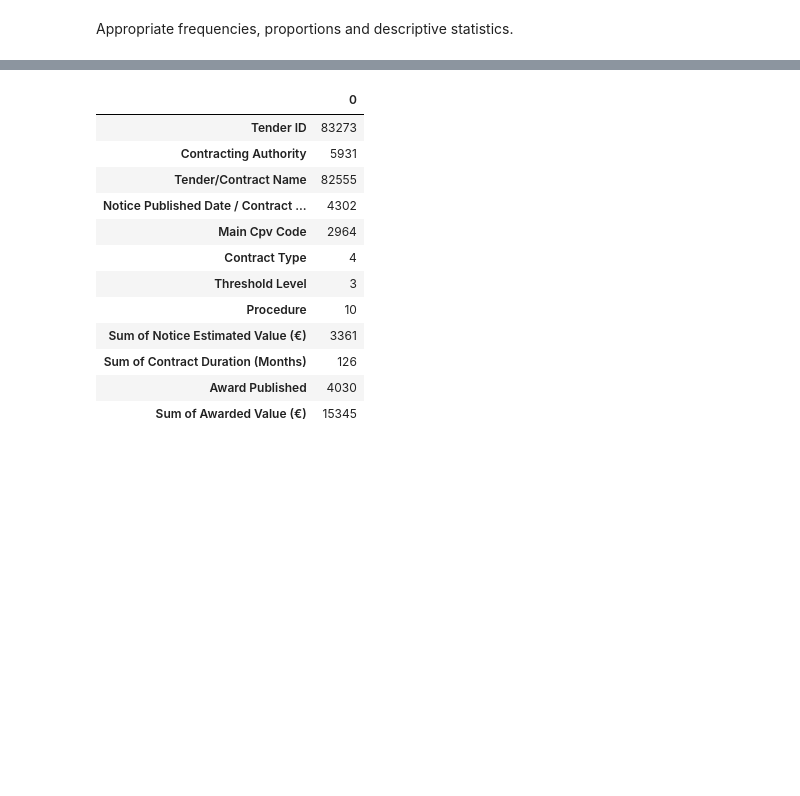
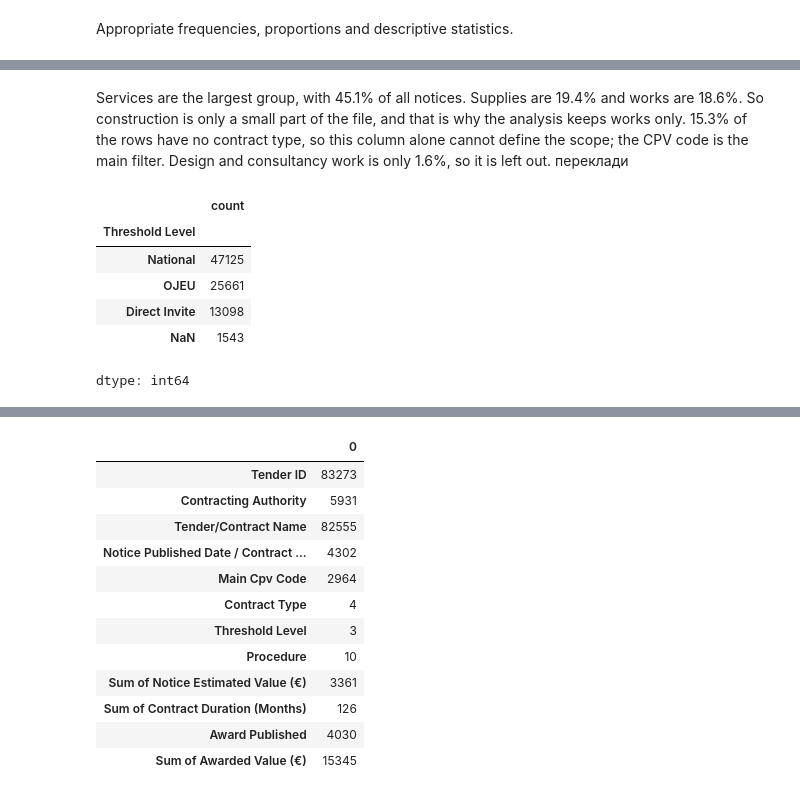
Before and after one commit to KaterynaKon/irish-tender-value, a Jupyter notebook: public_tender_value.ipynb, the cells around one changed output, grey strips where cells are left out. Saved outputs shown, nothing was run; the diff lists cells and outputs as text; code cells hidden in the pictures; blank space fills up the shorter version.

```diff
--- a/public_tender_value.ipynb
+++ b/public_tender_value.ipynb
@@ -167,0 +184,13 @@ Appropriate frequencies, proportions and descriptive statistics.
+# %% [markdown]
+Services are the largest group, with 45.1% of all notices. Supplies are 19.4% and works are 18.6%. So construction is only a small part of the file, and that is why the analysis keeps works only. 15.3% of the rows have no contract type, so this column alone cannot define the scope; the CPV code is the main filter. Design and consultancy work is only 1.6%, so it is left out.
+ переклади
+# %%
+d["Threshold Level"].value_counts(dropna=False)
+# %% [output]
+|  | count |
+| Threshold Level |  |
+| National | 47125 |
+| OJEU | 25661 |
+| Direct Invite | 13098 |
+| NaN | 1543 |
+dtype: int64
```
Also changed, not shown: parts of 4 cells of this notebook.
